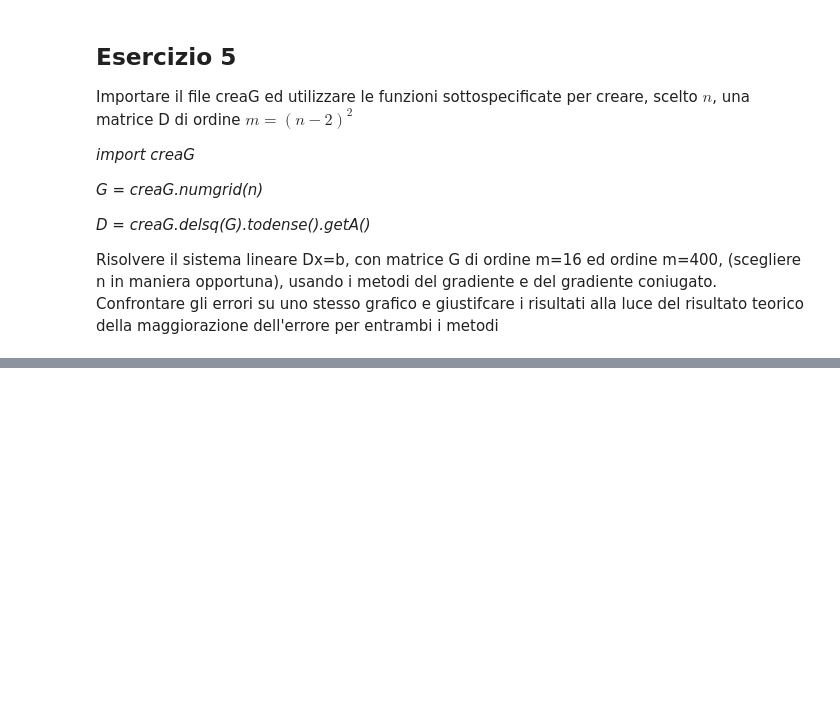
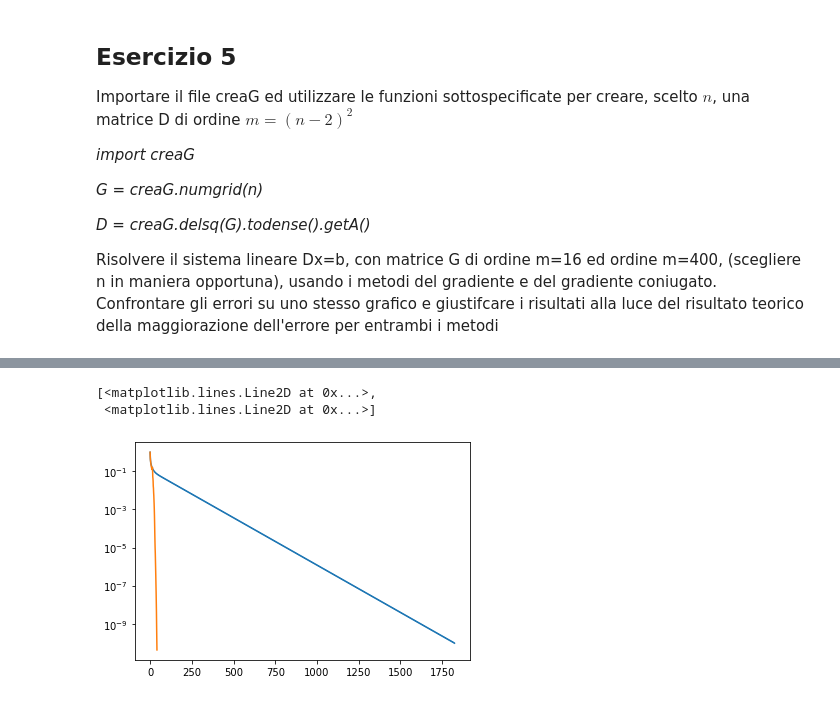
Before and after one commit to AndrewGagliottiUnibo/IoT-Project-network-, a Jupyter notebook: MetodiLab/09/Esercitazione_9.ipynb, the cells around one changed output, grey strips where cells are left out. Saved outputs shown, nothing was run; the diff lists cells and outputs as text; code cells hidden in the pictures; blank space fills up the shorter version.

```diff
--- a/MetodiLab/09/Esercitazione_9.ipynb
+++ b/MetodiLab/09/Esercitazione_9.ipynb
@@ -192,0 +218,3 @@ Risolvere il sistema lineare Dx=b, con matrice G di ordine m=16 ed ordine m=400,
+# %%
+x_gr_D,vet_r_gr_D,vec_sol_gr_D,itG_D=steepestdescent(D,bD,x0_D,itmax,toll)
+x_CG_D,vet_r_CG_D,vec_sol_gr_CG,itCG_D=conjugate_gradient(D,bD,x0_D,itmax,toll)
@@ -192,0 +229,6 @@ Risolvere il sistema lineare Dx=b, con matrice G di ordine m=16 ed ordine m=400,
+# %%
+plt.semilogy(np.arange(itG_D+1),vet_r_gr_D,np.arange(itCG_D+1),vet_r_CG_D)
+# %% [output]
+[<matplotlib.lines.Line2D at 0x...>,
+ <matplotlib.lines.Line2D at 0x...>]
+[figure, added]
```
Also changed, not shown: parts of 19 cells of this notebook.
